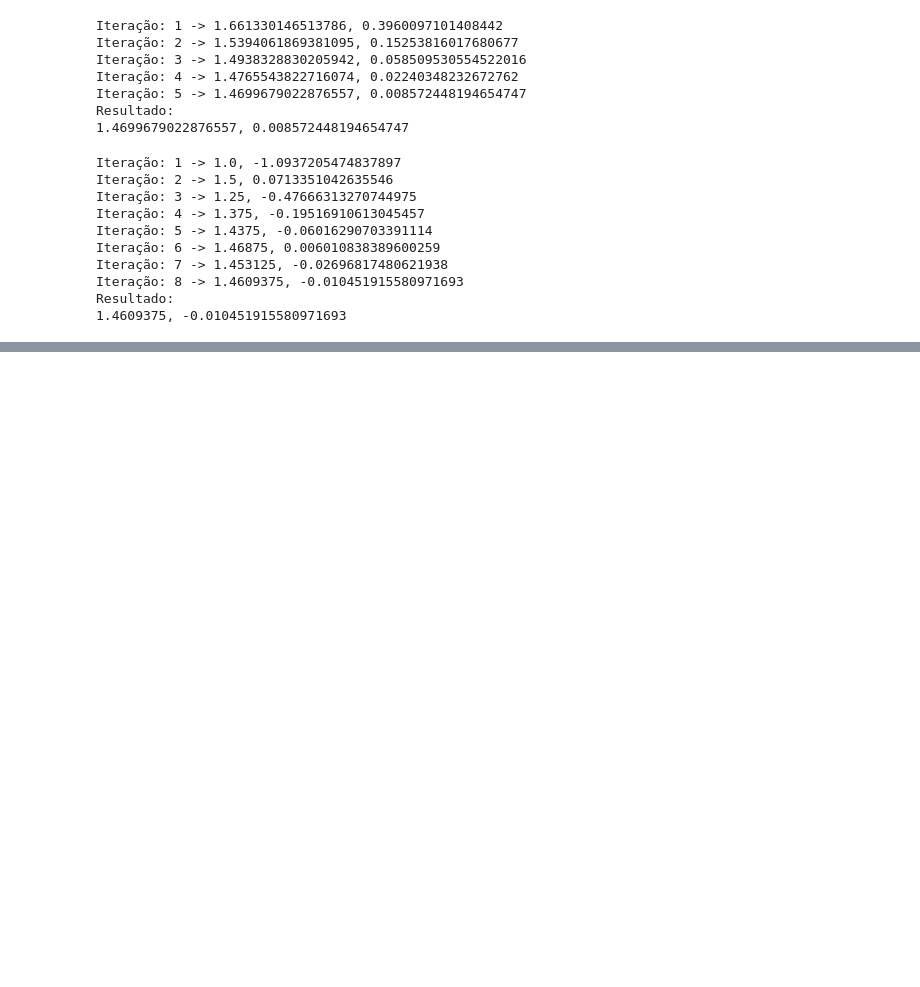
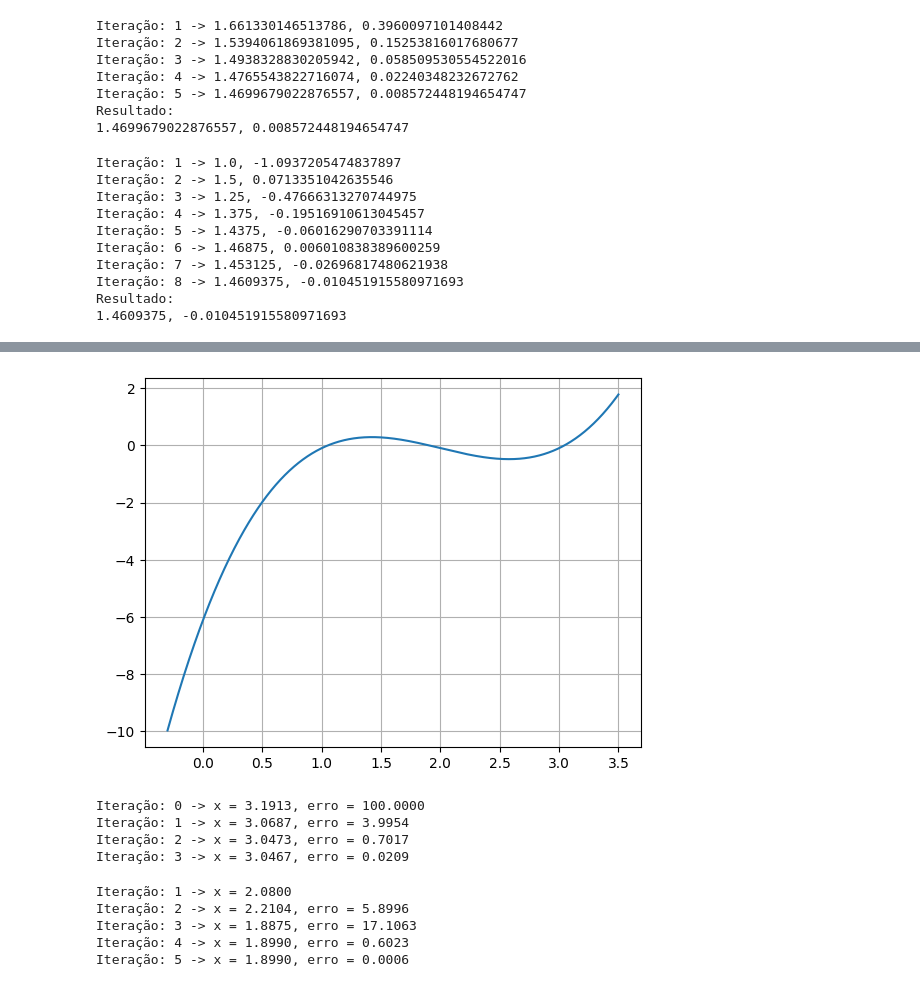
Before and after one commit to Nightmeari/Modelagem-Computacional, a Jupyter notebook: exercícios/lista3estudos.ipynb, the cells around one changed output, grey strips where cells are left out. Cells and saved outputs as stored; diff of their text form; code cells hidden in the pictures; blank space fills up the shorter version.

```diff
--- a/exercícios/lista3estudos.ipynb
+++ b/exercícios/lista3estudos.ipynb
@@ -81,0 +147,34 @@ Resultado:
+# %%
+import numpy as np
+from matplotlib.pyplot import plot, grid
+f = lambda x: x**3 - 6*x**2 + 11*x - 6.1
+x = np.linspace(-0.3,3.5,1000)
+
+plot(x, f(x), label="Gráfico")
+grid()
+# %% [output]
+[figure, added]
+# %%
+import numpy as np
+
+f = lambda x: x**3 - 6*x**2 + 11*x - 6.1
+df = lambda x: 3*x**2 - 12*x + 11
+
+xi = 3.5
+erro = 100
+iter = 0
+if df(xi) == 0:
+    print("Erro")
+else:
+    while erro >= 0.1:
+        xnovo = xi - f(xi)/df(xi)
+        if iter > 0:
+            erro = abs((xnovo - xi)/xnovo)*100
+        print(f"Iteração: {iter} -> x = {xnovo:.4f}, erro = {erro:.4f}")
+        xi = xnovo
+        iter+=1
+# %% [output]
+Iteração: 0 -> x = 3.1913, erro = 100.0000
+Iteração: 1 -> x = 3.0687, erro = 3.9954
+Iteração: 2 -> x = 3.0473, erro = 0.7017
+Iteração: 3 -> x = 3.0467, erro = 0.0209
@@ -81,0 +204,35 @@ Resultado:
+# %%
+import numpy as np
+
+f = lambda x: x**3 - 6*x**2 + 11*x - 6.1
+
+xl = 0.5
+xu = 3.5
+erro = 100
+iter = 0
+
+x_ant = xu
+
+while erro >= 0.1:
+    fl = f(xl)
+    fu = f(xu)
+    xnovo = xu - (fu*(xl-xu))/(fl-fu)
+
+    if iter > 0:
+        erro = abs((xnovo - x_ant)/xnovo)*100
+        print(f"Iteração: {iter+1} -> x = {xnovo:.4f}, erro = {erro:.4f}")
+    else:
+        print(f"Iteração: {iter+1} -> x = {xnovo:.4f}")
+
+    xl = xu
+    xu = xnovo
+
+
+    x_ant = xnovo
+    iter += 1
+# %% [output]
+Iteração: 1 -> x = 2.0800
+Iteração: 2 -> x = 2.2104, erro = 5.8996
+Iteração: 3 -> x = 1.8875, erro = 17.1063
+Iteração: 4 -> x = 1.8990, erro = 0.6023
+Iteração: 5 -> x = 1.8990, erro = 0.0006
```
Also changed, not shown: parts of 8 cells of this notebook.
